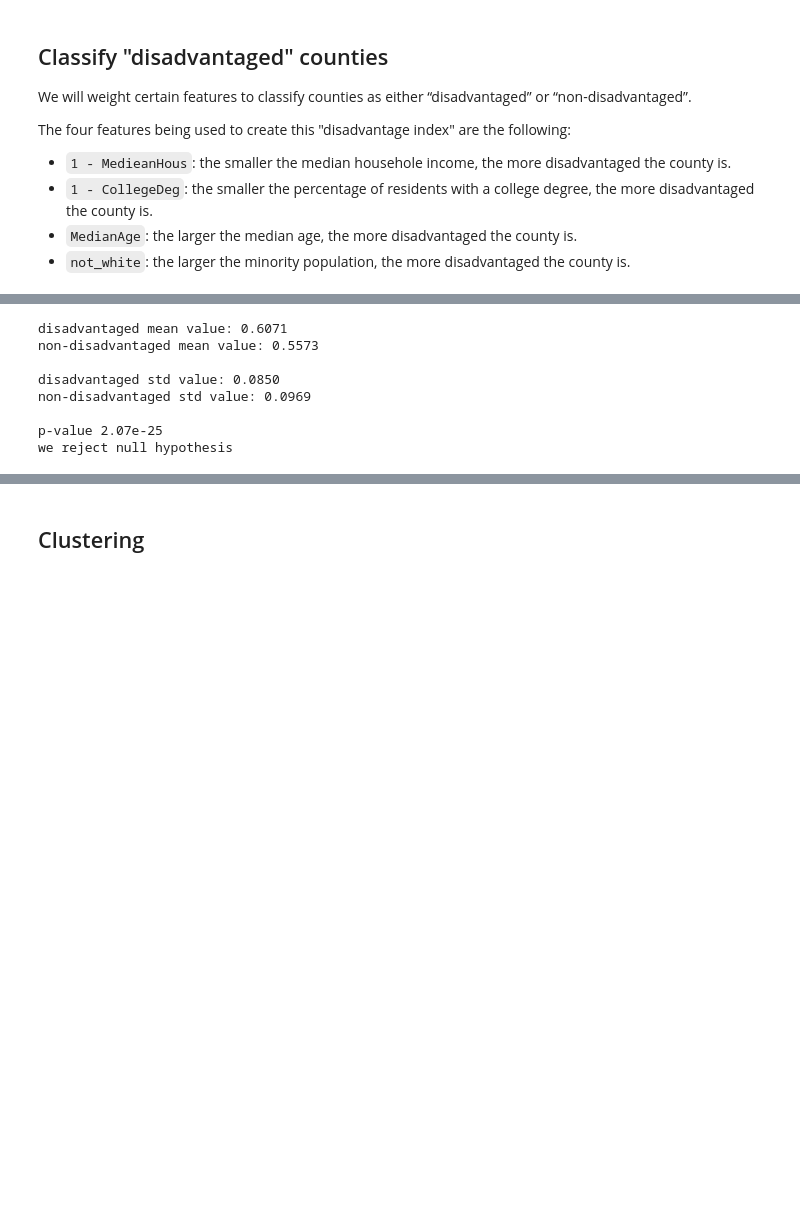
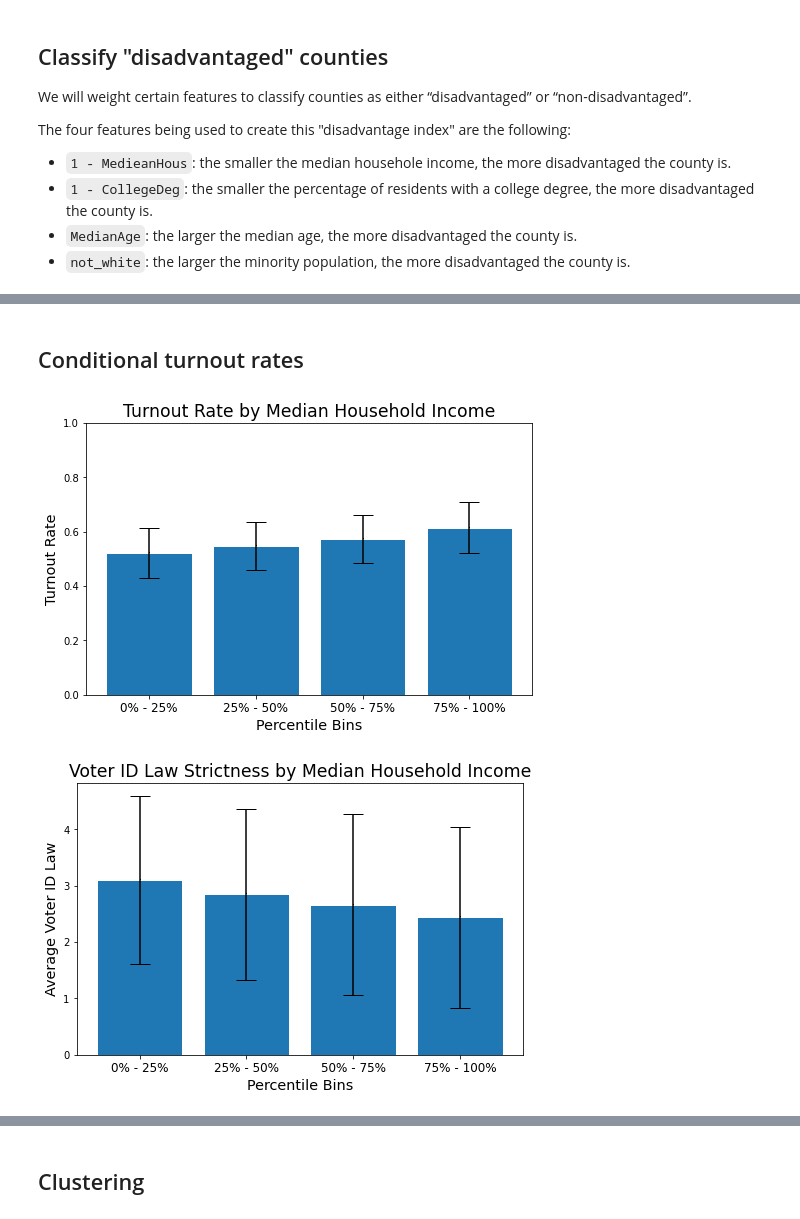
Before and after one commit to DesiPilla/demographics-voterid-turnout, a Jupyter notebook: Data_Analysis.ipynb, the cells around one changed output, grey strips where cells are left out. Cells and saved outputs as stored; diff of their text form; code cells hidden in the pictures; blank space fills up the shorter version.

```diff
--- a/Data_Analysis.ipynb
+++ b/Data_Analysis.ipynb
@@ -178,36 +275,0 @@ fig.show();
-# %%
-means = []
-stds = []
-pvals = []
-
-def plot_split(col, n_bins, title=None):
-
-    bins, means, stds, labels = [], [], [], []
-
-    for i in range(n_bins):
-        # Get values in the i-th bin
-        bot = i / n_bins
-        top = (i + 1) / n_bins
-        labels.append('{0:.0%} - {1:.0%}'.format(bot, top))
-
-        idx = (data_no_ak[col] > data_no_ak[col].quantile(bot)) & (data_no_ak[col] < data_no_ak[col].quantile(top))
-
-        # Get bin data
-        bins.append(data_no_ak[idx].turnout.values)
-        means.append(np.mean(bins[i]))
-        stds.append(np.std(bins[i]))
-
-    # Plot the performance
-    fig, ax = plt.subplots(figsize=(2*n_bins, 5))
-
-    # Make the plot
-    ax.bar(np.arange(len(means)), means, edgecolor='white')
-    ax.errorbar(np.arange(len(means)), means, yerr=stds, fmt=',k', capsize=10)
-    ax.set_xticks(np.arange(len(means)))
-    ax.set_xticklabels(labels, fontsize='large')
-    ax.set_ylabel('Turnout Rate', fontsize='x-large')
-    ax.set_xlabel('Percentile Bins', fontsize='x-large')
-    ax.set_ylim(0, 1)
-    ax.set_title('Turnout Rate by {0}'.format(title), fontsize='xx-large')
-
-    return fig
@@ -230,30 +296,11 @@ plot_split('not_white', 5, 'Minority Percentage');
-# %%
-def print_ztest(sample1, sample2):
-    dis_std = np.std(dis)
-    non_dis_std = np.std(non_dis)
-
-    z_statistic, pval = ztest(sample1,sample2)
-
-    print("disadvantaged mean value: {0:.4f}".format(np.mean(sample1)))
-    print("non-disadvantaged mean value: {0:.4f}".format(np.mean(sample2)))
-
-    print("\ndisadvantaged std value: {0:.4f}".format(np.std(sample1)))
-    print("non-disadvantaged std value: {0:.4f}".format(np.std(sample2)))
-
-    print("\np-value {0:.2e}\033[1m".format(pval))
-    if pval <0.05:
-        print("we reject null hypothesis")
-    else:
-        print("we accept null hypothesis")
-    print('\033[0m\n\n')
-
-print_ztest(dis, non_dis)
-# %% [output]
-disadvantaged mean value: 0.6071
-non-disadvantaged mean value: 0.5573
-
-disadvantaged std value: 0.0850
-non-disadvantaged std value: 0.0969
-
-p-value 2.07e-25
-we reject null hypothesis
+# %% [markdown]
+## Conditional turnout rates
+# %%
+fig = plot_split('MedianHous', 'turnout', 4, 'Median Household Income');
+fig.savefig('/content/drive/My Drive/MLPP Project/Pictures/medianhous_conditional_turnouts.png', clobber=True)
+
+fig = plot_split('MedianHous', 'VoterIDLaw', 4, 'Median Household Income');
+fig.savefig('/content/drive/My Drive/MLPP Project/Pictures/medianhous_conditional_idlaw.png', clobber=True)
+# %% [output]
+[figure, added]
+[figure, added]
```
Also changed, not shown: parts of 18 cells of this notebook.
